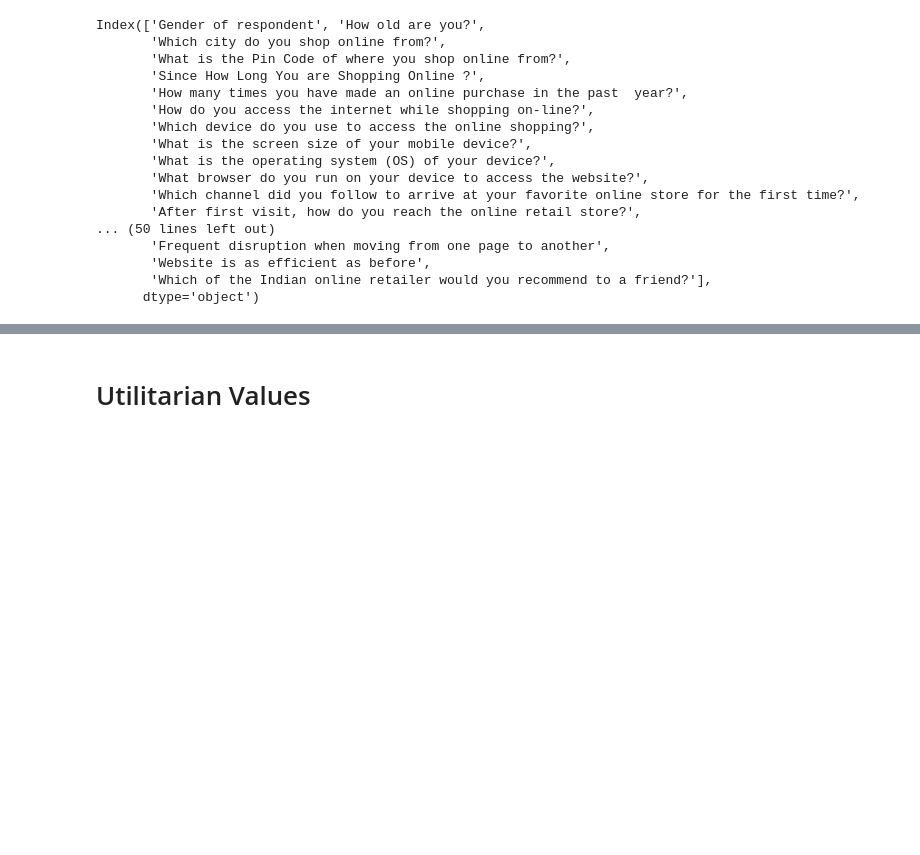
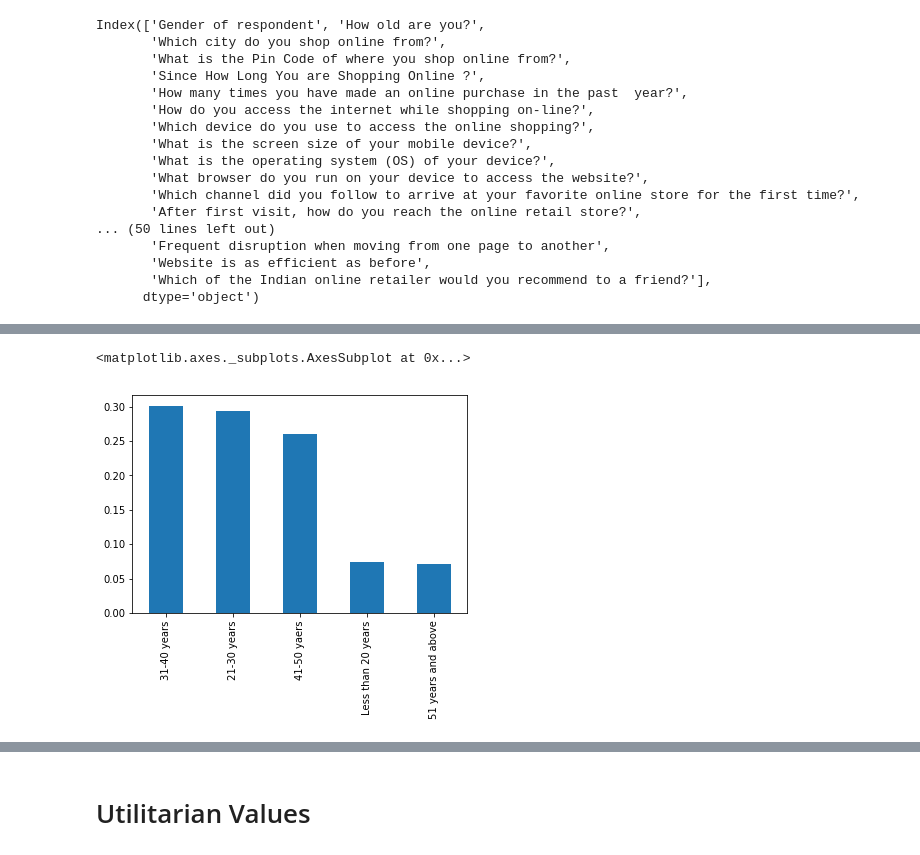
Before and after one commit to swathidamera/Internship, a Jupyter notebook: Customer Retention.ipynb, the cells around one changed output, grey strips where cells are left out. Saved outputs shown, nothing was run; the diff lists cells and outputs as text; code cells hidden in the pictures; blank space fills up the shorter version.

```diff
--- a/Customer Retention.ipynb
+++ b/Customer Retention.ipynb
@@ -70,0 +95,5 @@ Index(['Gender of respondent', 'How old are you?',
+# %%
+data['How old are you?'].value_counts(normalize=True).plot(kind='bar')
+# %% [output]
+<matplotlib.axes._subplots.AxesSubplot at 0x...>
+[figure, added]
```
Also changed, not shown: parts of 27 cells of this notebook.
